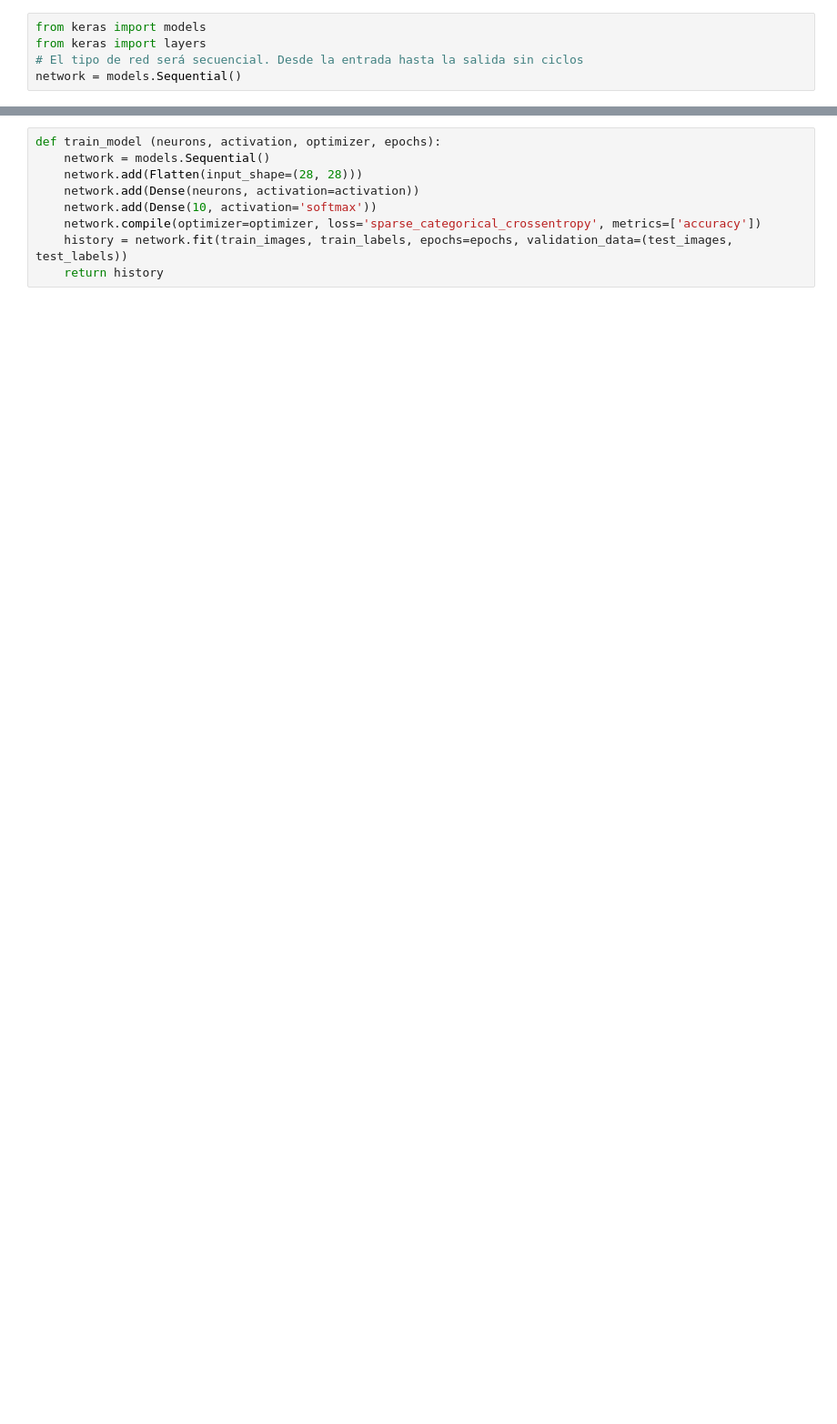
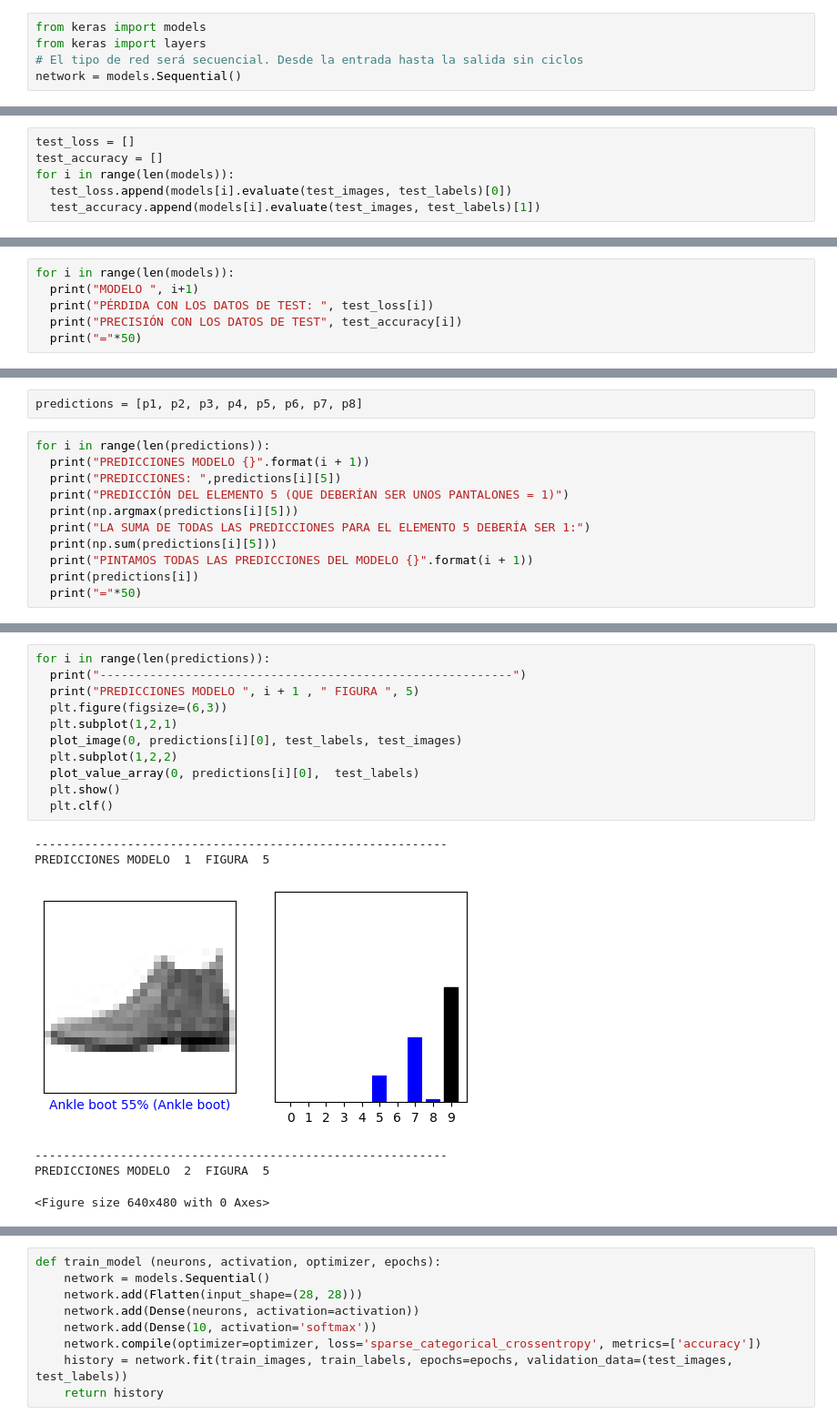
Before and after one commit to claudiaesnarrizaga/APRENDIZAJE_AUTOMATICO_23_24, a Jupyter notebook: Práctica_1_Diseño,_Entrenamiento_y_Test_de_un_Sistema_de_Redes_de_Neuronas_Artificiales_.ipynb, the cells around one changed output, grey strips where cells are left out. Shown at 91% size. Saved outputs shown, nothing was run; the diff lists cells and outputs as text; blank space fills up the shorter version.

```diff
--- a/Práctica_1_Diseño,_Entrenamiento_y_Test_de_un_Sistema_de_Redes_de_Neuronas_Artificiales_.ipynb
+++ b/Práctica_1_Diseño,_Entrenamiento_y_Test_de_un_Sistema_de_Redes_de_Neuronas_Artificiales_.ipynb
@@ -118,0 +348,6 @@ Hemos creado una función para entrenar nuestra red y así tener un código un p
+# %%
+test_loss = []
+test_accuracy = []
+for i in range(len(models)):
+  test_loss.append(models[i].evaluate(test_images, test_labels)[0])
+  test_accuracy.append(models[i].evaluate(test_images, test_labels)[1])
@@ -118,0 +371,6 @@ Hemos creado una función para entrenar nuestra red y así tener un código un p
+# %%
+for i in range(len(models)):
+  print("MODELO ", i+1)
+  print("PÉRDIDA CON LOS DATOS DE TEST: ", test_loss[i])
+  print("PRECISIÓN CON LOS DATOS DE TEST", test_accuracy[i])
+  print("="*50)
@@ -118,0 +456,13 @@ Hemos creado una función para entrenar nuestra red y así tener un código un p
+# %%
+predictions = [p1, p2, p3, p4, p5, p6, p7, p8]
+# %%
+for i in range(len(predictions)):
+  print("PREDICCIONES MODELO {}".format(i + 1))
+  print("PREDICCIONES: ",predictions[i][5])
+  print("PREDICCIÓN DEL ELEMENTO 5 (QUE DEBERÍAN SER UNOS PANTALONES = 1)")
+  print(np.argmax(predictions[i][5]))
+  print("LA SUMA DE TODAS LAS PREDICCIONES PARA EL ELEMENTO 5 DEBERÍA SER 1:")
+  print(np.sum(predictions[i][5]))
+  print("PINTAMOS TODAS LAS PREDICCIONES DEL MODELO {}".format(i + 1))
+  print(predictions[i])
+  print("="*50)
@@ -118,0 +537,18 @@ Hemos creado una función para entrenar nuestra red y así tener un código un p
+# %%
+for i in range(len(predictions)):
+  print("----------------------------------------------------------")
+  print("PREDICCIONES MODELO ", i + 1 , " FIGURA ", 5)
+  plt.figure(figsize=(6,3))
+  plt.subplot(1,2,1)
+  plot_image(0, predictions[i][0], test_labels, test_images)
+  plt.subplot(1,2,2)
+  plot_value_array(0, predictions[i][0],  test_labels)
+  plt.show()
+  plt.clf()
+# %% [output]
+----------------------------------------------------------
+PREDICCIONES MODELO  1  FIGURA  5
+[figure, added]
+----------------------------------------------------------
+PREDICCIONES MODELO  2  FIGURA  5
+<Figure size 640x480 with 0 Axes>
```
Also changed, not shown: parts of 113 cells of this notebook.
